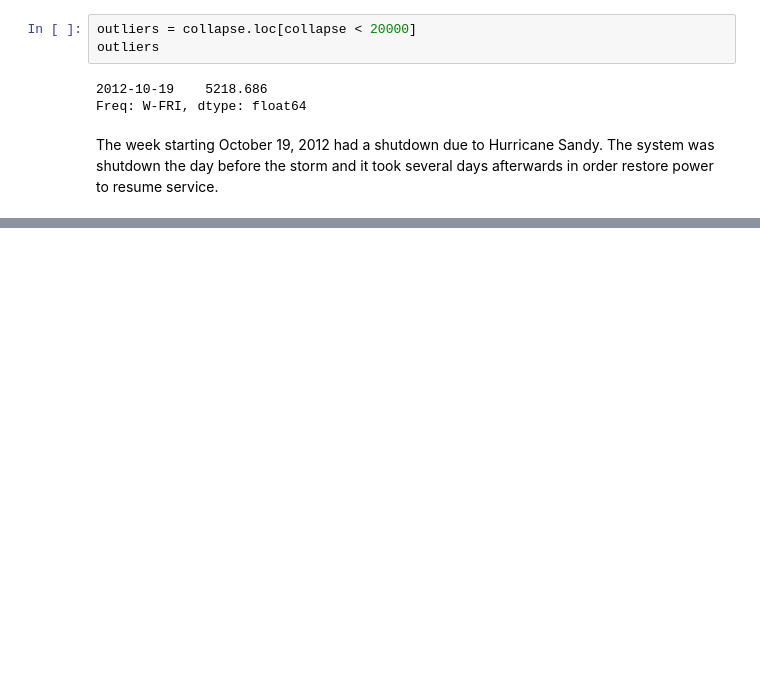
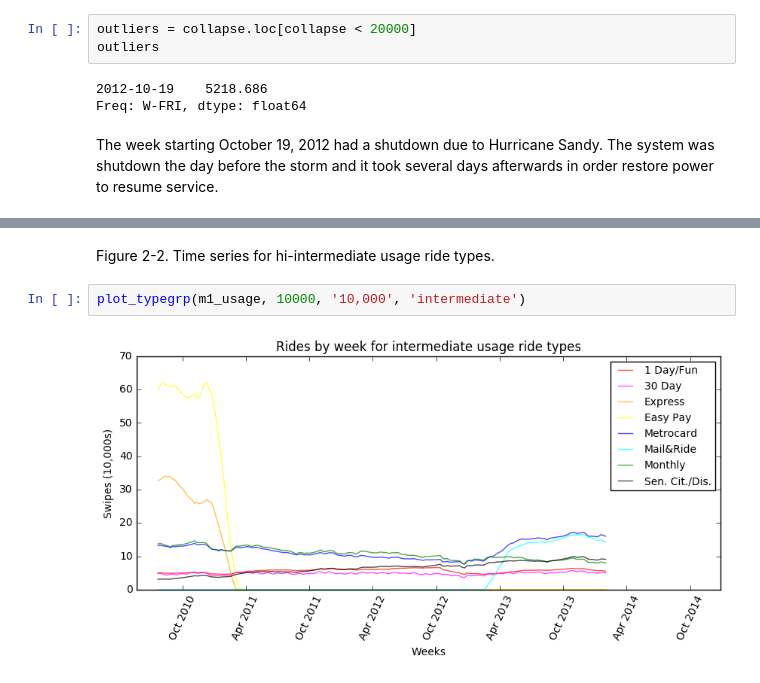
Before and after one commit to sighthnd/PUI2016_ss4977, a Jupyter notebook: HW9_ss4977/Assignment1_ss4977.ipynb, the cells around one changed output, grey strips where cells are left out. Cells and saved outputs as stored; diff of their text form; blank space fills up the shorter version.

```diff
--- a/HW9_ss4977/Assignment1_ss4977.ipynb
+++ b/HW9_ss4977/Assignment1_ss4977.ipynb
@@ -162,0 +256,6 @@ The week starting October 19, 2012 had a shutdown due to Hurricane Sandy. The sy
+# %% [markdown]
+Figure 2-2. Time series for hi-intermediate usage ride types.
+# %%
+plot_typegrp(m1_usage, 10000, '10,000', 'intermediate')
+# %% [output]
+[figure, added]
```
Also changed, not shown: parts of 16 cells of this notebook.
